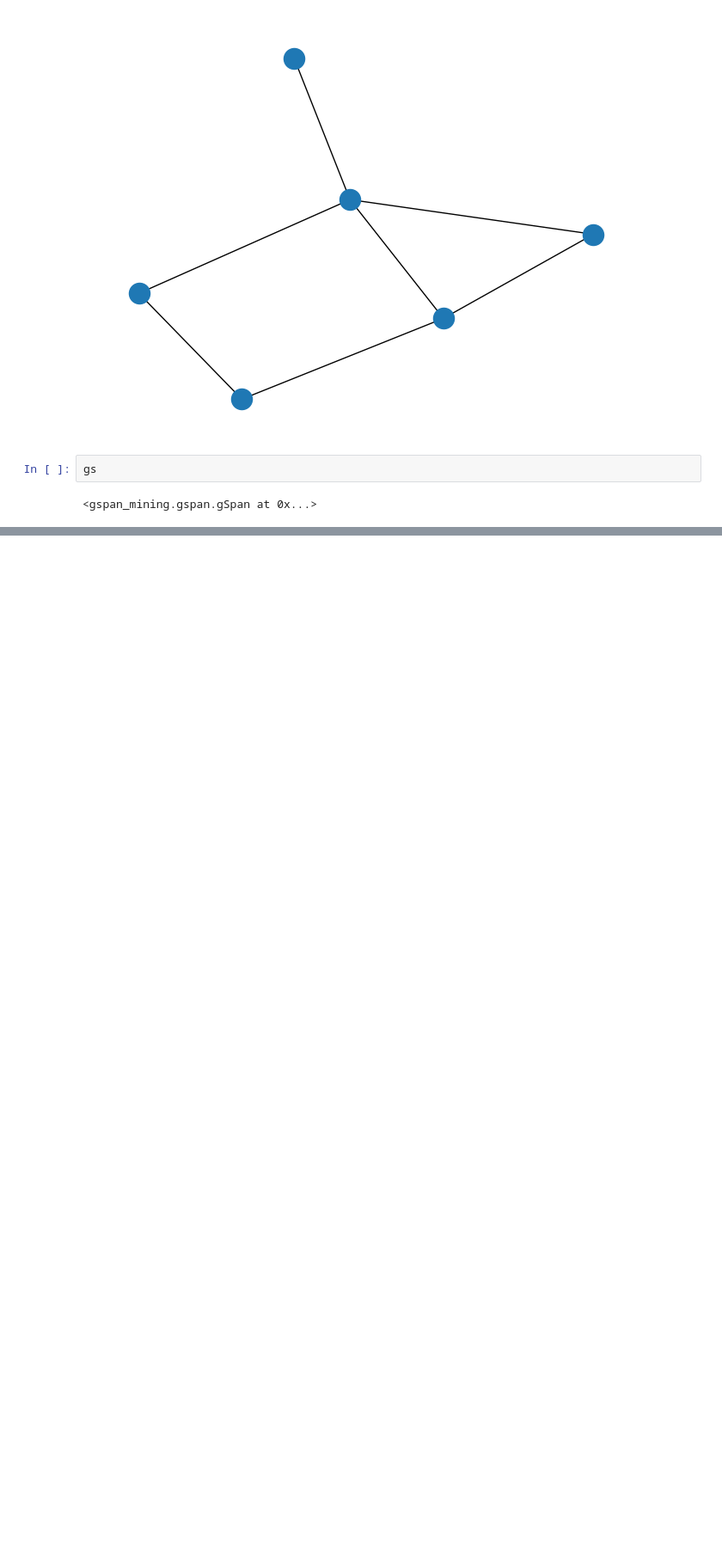
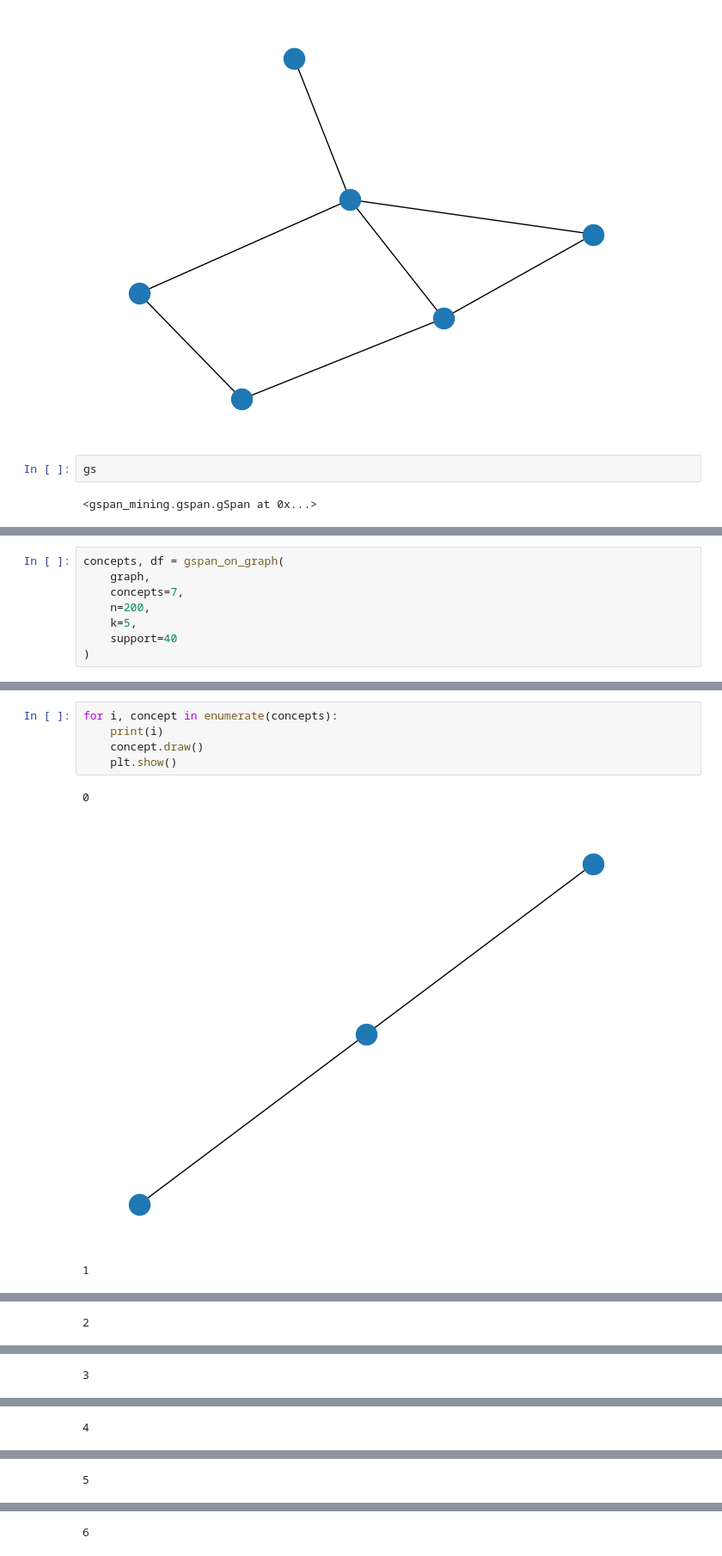
Before and after one commit to LRudL/GCExplainer-unsupervised, a Jupyter notebook: src/tests.ipynb, the cells around one changed output, grey strips where cells are left out. Shown at 86% size. Cells and saved outputs as stored; diff of their text form; blank space fills up the shorter version.

Commit message:
fix bugs with gspan strings, etc.

```diff
--- a/src/tests.ipynb
+++ b/src/tests.ipynb
@@ -290,0 +358,8 @@ gs
+# %%
+concepts, df = gspan_on_graph(
+    graph,
+    concepts=7,
+    n=200,
+    k=5,
+    support=40
+)
@@ -290,0 +481,9 @@ gs
+# %%
+for i, concept in enumerate(concepts):
+    print(i)
+    concept.draw()
+    plt.show()
+# %% [output]
+0
+[figure, added]
+1
@@ -290,0 +491 @@ gs
+2
@@ -290,0 +493 @@ gs
+3
@@ -290,0 +495 @@ gs
+4
@@ -290,0 +497 @@ gs
+5
@@ -290,0 +499 @@ gs
+6
```
Also changed, not shown: parts of 20 cells of this notebook, 3 other files.
